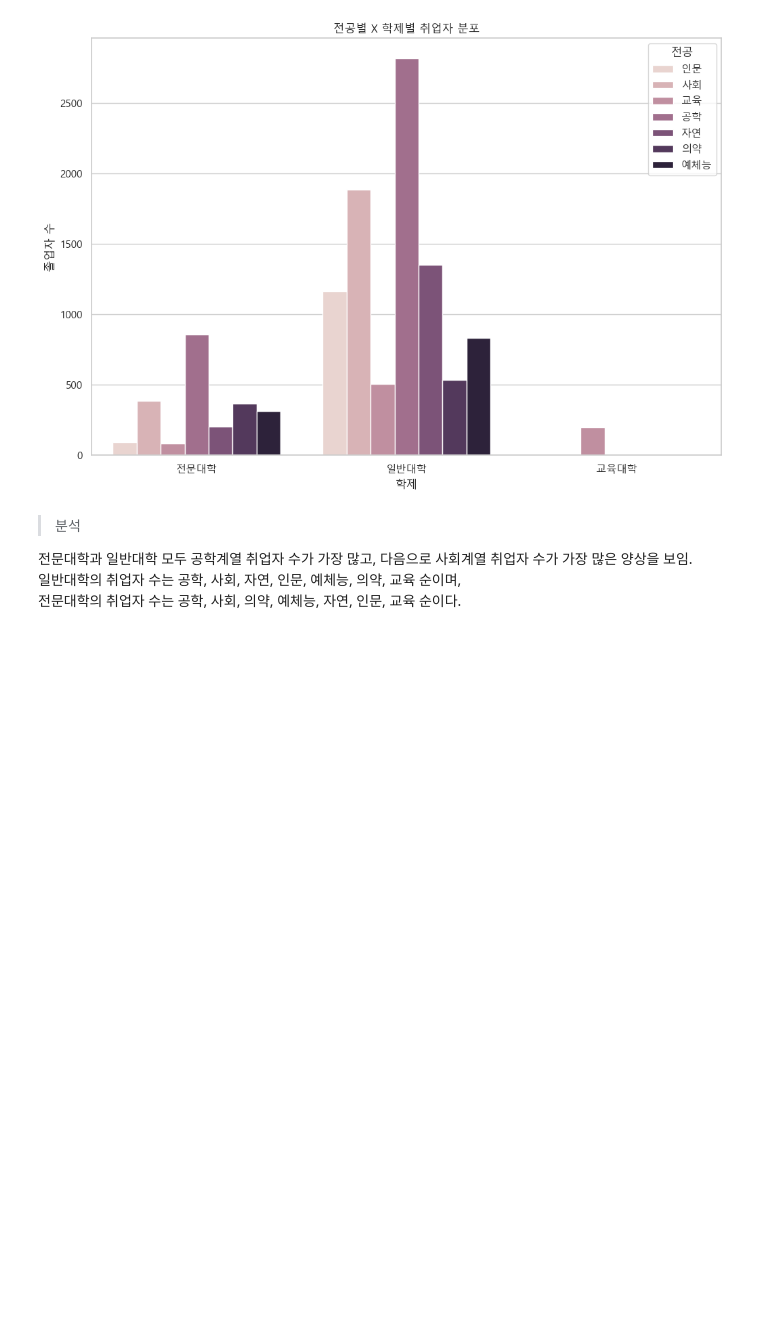
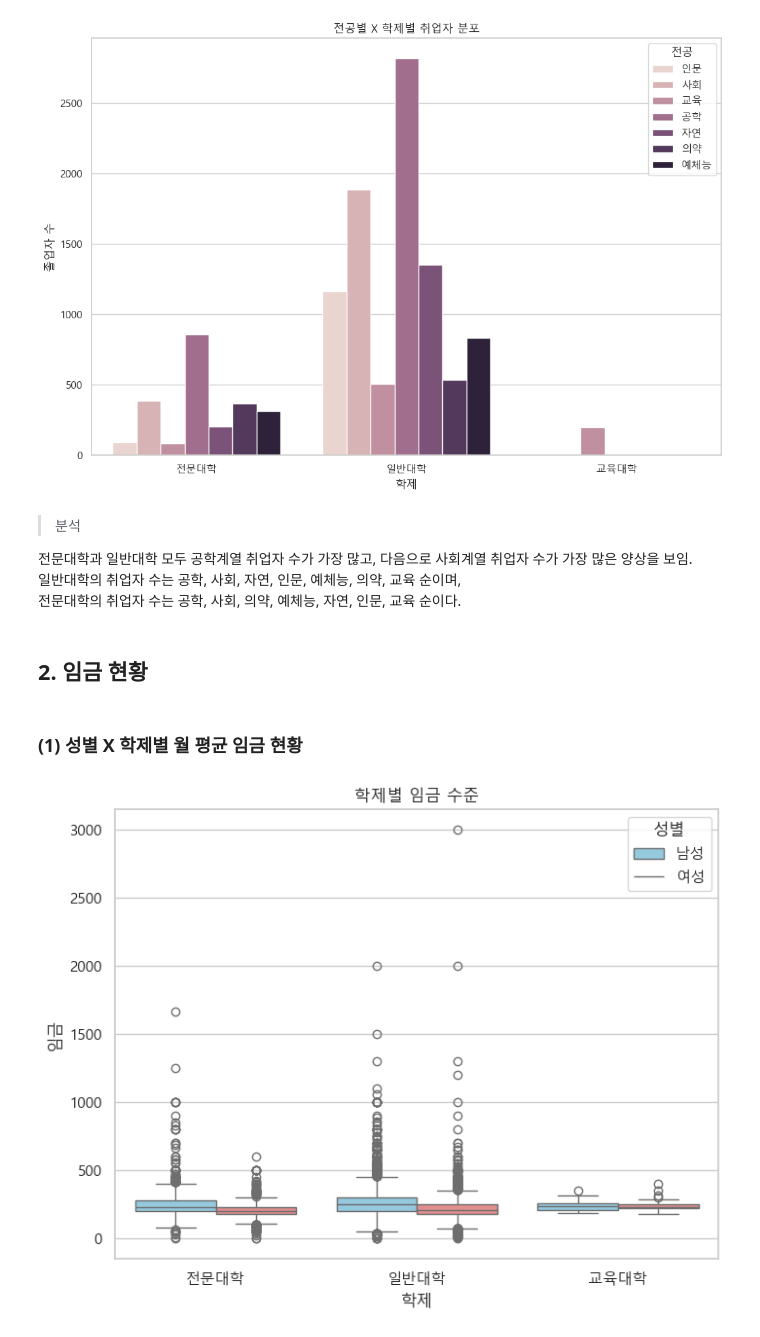
Before and after one commit to JiwonDu/DA-learning-course, a Jupyter notebook: Project/(프로젝트) 대졸자직업이동경로조사 데이터 분석.ipynb, the cells around one changed output. Drawn from its saved outputs; the diff is of its cells as text; code cells hidden in the pictures; blank space fills up the shorter version.

```diff
--- a/Project/(프로젝트) 대졸자직업이동경로조사 데이터 분석.ipynb
+++ b/Project/(프로젝트) 대졸자직업이동경로조사 데이터 분석.ipynb
@@ -293,3 +293,21 @@ plt.show()
 전문대학과 일반대학 모두 공학계열 취업자 수가 가장 많고, 다음으로 사회계열 취업자 수가 가장 많은 양상을 보임.
 일반대학의 취업자 수는 공학, 사회, 자연, 인문, 예체능, 의약, 교육 순이며,
 전문대학의 취업자 수는 공학, 사회, 의약, 예체능, 자연, 인문, 교육 순이다.
+# %% [markdown]
+## 2. 임금 현황
+# %% [markdown]
+### (1) 성별 X 학제별 월 평균 임금 현황
+# %%
+plt.figure(figsize=(8, 6))
+sns.boxplot(data=df_cleaned, x="school", y="a122", hue="sex", palette={1: "skyblue", 2: "lightcoral"})
+plt.title("학제별 임금 수준")
+plt.xlabel("학제")
+plt.ylabel("임금")
+
+ax = plt.gca()
+ax.set_xticklabels(["전문대학", "일반대학", "교육대학"])
+
+plt.legend(title="성별", labels=["남성", "여성"])
+plt.show()
+# %% [output]
+[figure, added]
```
Also changed, not shown: parts of 37 cells of this notebook.
